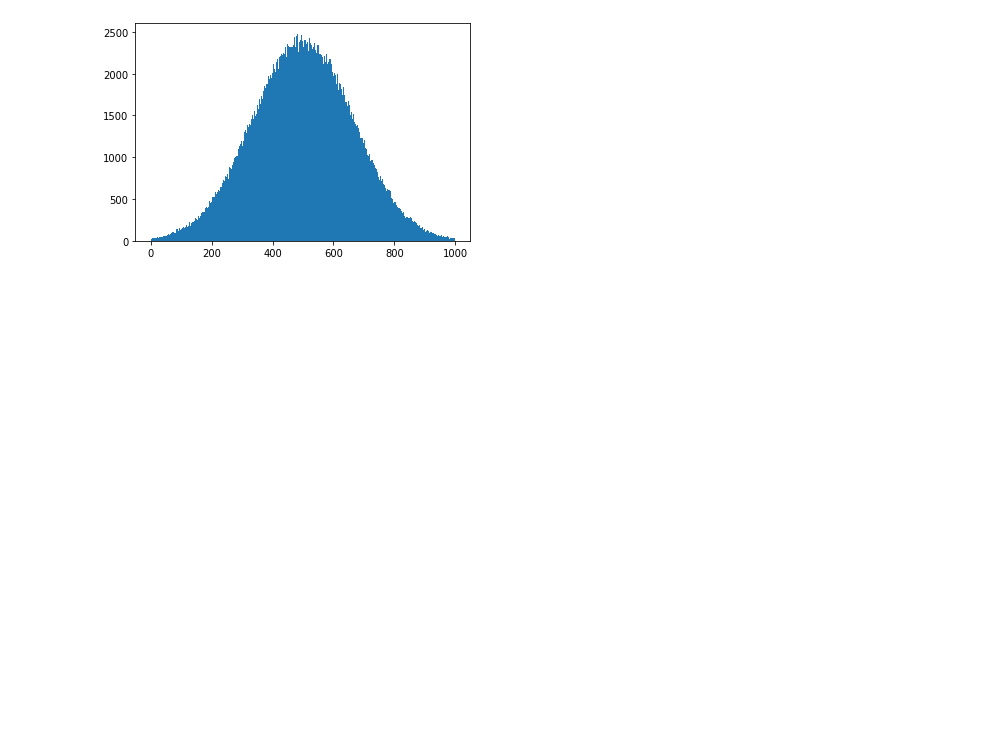
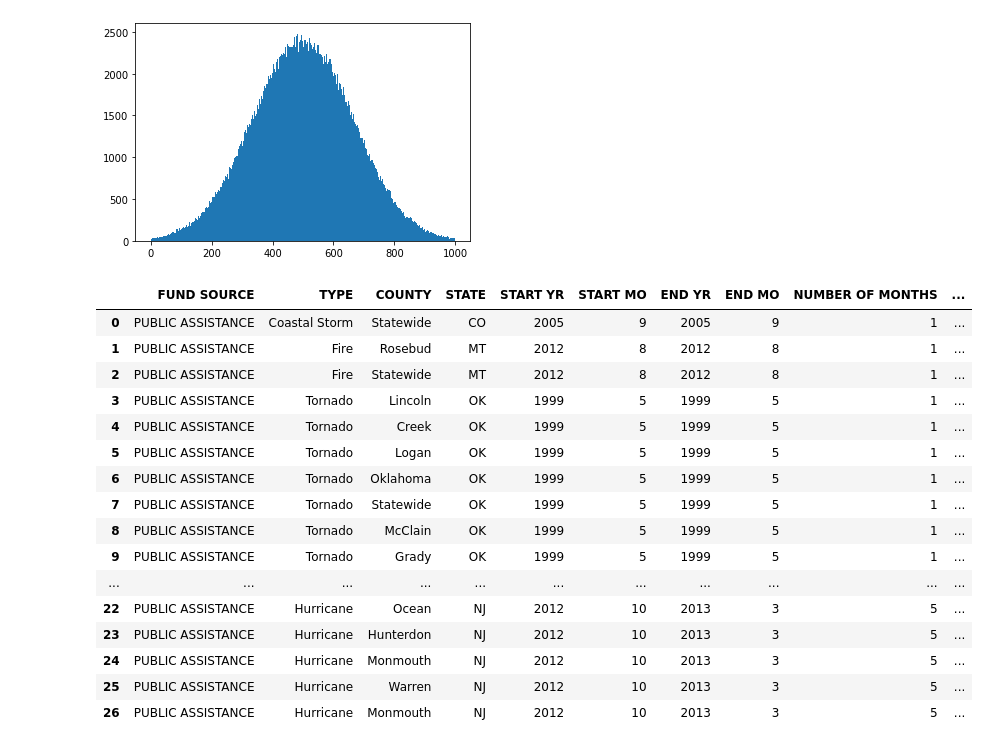
Before and after one commit to hmobley/environment, a Jupyter notebook: fema.ipynb, the cells around one changed output. Drawn from its saved outputs; the diff is of its cells as text; code cells hidden in the pictures; blank space fills up the shorter version.

```diff
--- a/fema.ipynb
+++ b/fema.ipynb
@@ -73,8 +74,8 @@ base_dir = '/content/drive/MyDrive/environment'
 out_dir = os.path.join(base_dir,"out2")
 
 # FEMA
-fema_in_file = "HELP HELP.xlsx"
-#fema_in_file = "HELP HELP2.xlsx"
+#fema_in_file = "HELP HELP.xlsx"
+fema_in_file = "HELP HELP2.xlsx"
 fema_fed_out_file = "fema_fed_by_month"     # .csv added later
 fema_st_out_file = "fema_state_by_month"    # .csv added later
 fema_tot_out_file = "fema_total_by_month"   # .csv added later
@@ -227,10 +237,30 @@ dffema_orig = dffema.copy()
 # %%
 headers = dffema.columns
 dummy_index = dffema.index[-1]+1
 clean()
 create_dates_index()
 display(dffema)
 dffema_len = len(dffema)
-dffema_orig = dffema.copy()
+#dffema_orig = dffema.copy()
+df_orig = None
+df = None
+# %% [output]
+|  | FUND SOURCE | TYPE | COUNTY | STATE | START YR | START MO | END YR | END MO | NUMBER OF MONTHS | ... |
+| 0 | PUBLIC ASSISTANCE | Coastal Storm | Statewide | CO | 2005 | 9 | 2005 | 9 | 1 | ... |
+| 1 | PUBLIC ASSISTANCE | Fire | Rosebud | MT | 2012 | 8 | 2012 | 8 | 1 | ... |
+| 2 | PUBLIC ASSISTANCE | Fire | Statewide | MT | 2012 | 8 | 2012 | 8 | 1 | ... |
+| 3 | PUBLIC ASSISTANCE | Tornado | Lincoln | OK | 1999 | 5 | 1999 | 5 | 1 | ... |
+| 4 | PUBLIC ASSISTANCE | Tornado | Creek | OK | 1999 | 5 | 1999 | 5 | 1 | ... |
+| 5 | PUBLIC ASSISTANCE | Tornado | Logan | OK | 1999 | 5 | 1999 | 5 | 1 | ... |
+| 6 | PUBLIC ASSISTANCE | Tornado | Oklahoma | OK | 1999 | 5 | 1999 | 5 | 1 | ... |
+| 7 | PUBLIC ASSISTANCE | Tornado | Statewide | OK | 1999 | 5 | 1999 | 5 | 1 | ... |
+| 8 | PUBLIC ASSISTANCE | Tornado | McClain | OK | 1999 | 5 | 1999 | 5 | 1 | ... |
+| 9 | PUBLIC ASSISTANCE | Tornado | Grady | OK | 1999 | 5 | 1999 | 5 | 1 | ... |
+| ... | ... | ... | ... | ... | ... | ... | ... | ... | ... | ... |
+| 22 | PUBLIC ASSISTANCE | Hurricane | Ocean | NJ | 2012 | 10 | 2013 | 3 | 5 | ... |
+| 23 | PUBLIC ASSISTANCE | Hurricane | Hunterdon | NJ | 2012 | 10 | 2013 | 3 | 5 | ... |
+| 24 | PUBLIC ASSISTANCE | Hurricane | Monmouth | NJ | 2012 | 10 | 2013 | 3 | 5 | ... |
+| 25 | PUBLIC ASSISTANCE | Hurricane | Warren | NJ | 2012 | 10 | 2013 | 3 | 5 | ... |
+| 26 | PUBLIC ASSISTANCE | Hurricane | Monmouth | NJ | 2012 | 10 | 2013 | 3 | 5 | ... |
 # %%
 def create_spend_report(colspend,display_result=True,save=False,test_sums=False):
```
Also changed, not shown: parts of 14 cells of this notebook.
